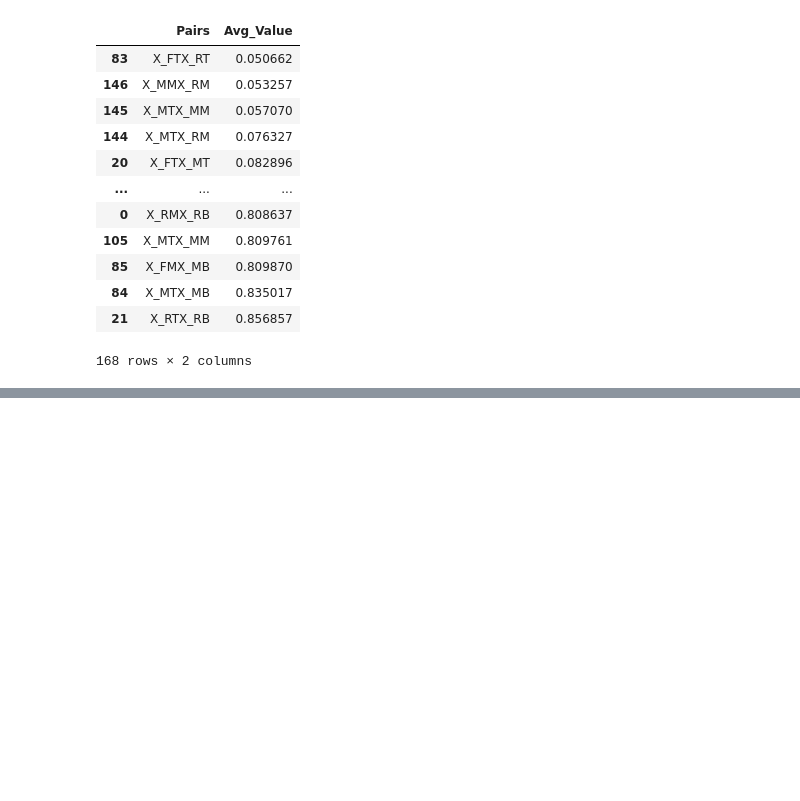
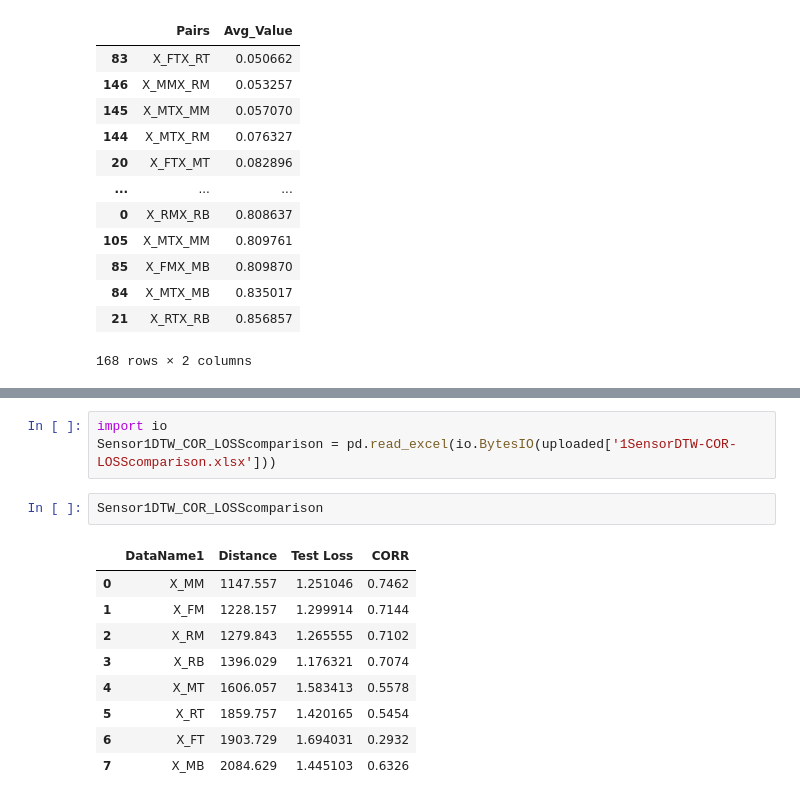
Before and after one commit to ayanoglu/Sensor-Network-Prediction-Models, a Jupyter notebook: ColdChainTransportation_Time_Series_Prediction_For_Sensor_Networks_Prediction_based_on_number_of_sensors.ipynb, the cells around one changed output, grey strips where cells are left out. Cells and saved outputs as stored; diff of their text form; blank space fills up the shorter version.

```diff
--- a/ColdChainTransportation_Time_Series_Prediction_For_Sensor_Networks_Prediction_based_on_number_of_sensors.ipynb
+++ b/ColdChainTransportation_Time_Series_Prediction_For_Sensor_Networks_Prediction_based_on_number_of_sensors.ipynb
@@ -853,3 +837,18 @@ files.download("DFcoravgALL.csv")
 # %% [output]
 [interactive output not drawn]
 [interactive output not drawn]
+# %%
+import io
+Sensor1DTW_COR_LOSScomparison = pd.read_excel(io.BytesIO(uploaded['1SensorDTW-COR-LOSScomparison.xlsx']))
+# %%
+Sensor1DTW_COR_LOSScomparison
+# %% [output]
+|  | DataName1 | Distance | Test Loss | CORR |
+| 0 | X_MM | 1147.557 | 1.251046 | 0.7462 |
+| 1 | X_FM | 1228.157 | 1.299914 | 0.7144 |
+| 2 | X_RM | 1279.843 | 1.265555 | 0.7102 |
+| 3 | X_RB | 1396.029 | 1.176321 | 0.7074 |
+| 4 | X_MT | 1606.057 | 1.583413 | 0.5578 |
+| 5 | X_RT | 1859.757 | 1.420165 | 0.5454 |
+| 6 | X_FT | 1903.729 | 1.694031 | 0.2932 |
+| 7 | X_MB | 2084.629 | 1.445103 | 0.6326 |
```
Also changed, not shown: parts of 3 cells of this notebook.
